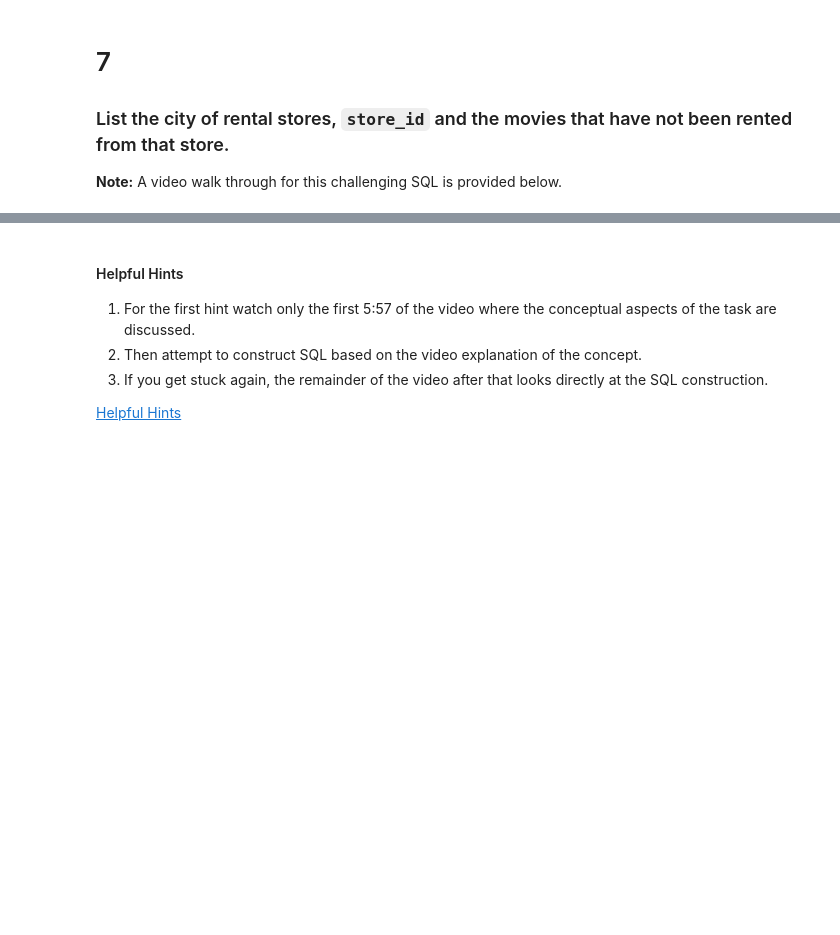
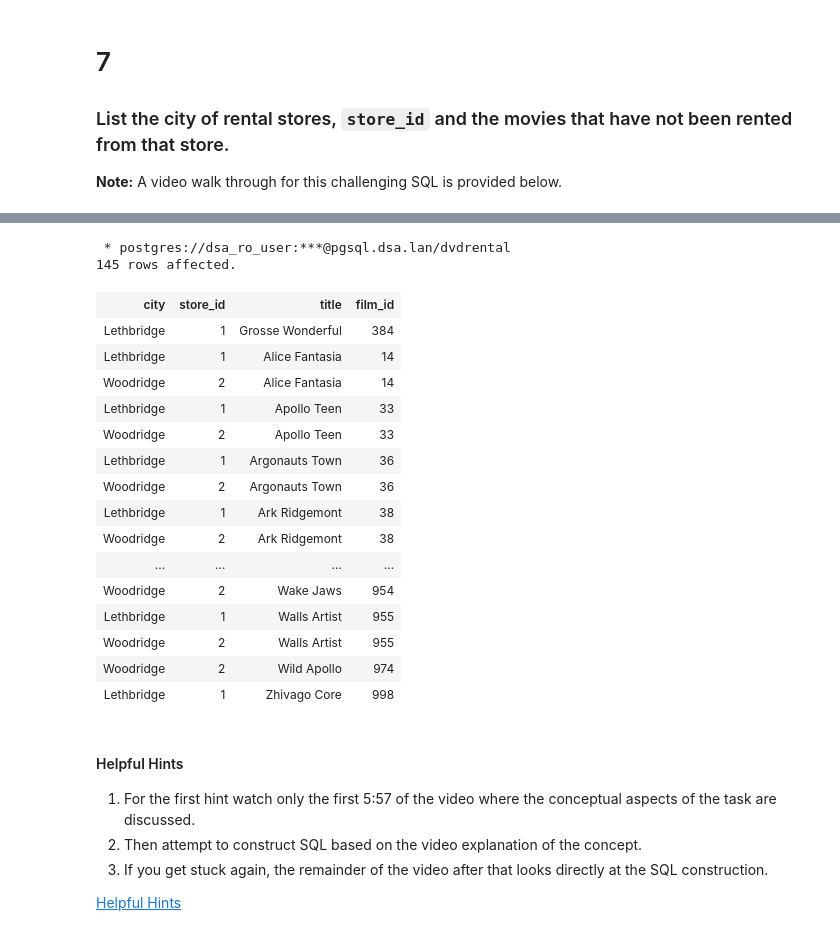
Before and after one commit to may96cc/f21dsa7030, a Jupyter notebook: module4/exercises/Nested.ipynb, the cells around one changed output, grey strips where cells are left out. Saved outputs shown, nothing was run; the diff lists cells and outputs as text; code cells hidden in the pictures; blank space fills up the shorter version.

```diff
--- a/module4/exercises/Nested.ipynb
+++ b/module4/exercises/Nested.ipynb
@@ -102,3 +412,38 @@ EXPLAIN
+# %%
+%%sql
+SELECT c.city, s.store_id, f.title, f.film_id
+FROM store s
+JOIN address a using (address_id)
+JOIN city c using (city_id)
+, film f
+WHERE NOT EXISTS(
+    SELECT 'Z'
+    FROM film f2 JOIn inventory i USING (film_id)
+    JOIN rental r USING (inventory_id)
+    JOIN payment p USING (rental_id, staff_id)
+    JOIN staff ss USING (staff_id)
+    WHERE f2.film_id = f.film_id
+    AND s.store_id = ss.store_id
+)
+# %% [output]
+ * postgres://dsa_ro_user:***@pgsql.dsa.lan/dvdrental
+145 rows affected.
+| city | store_id | title | film_id |
+| Lethbridge | 1 | Grosse Wonderful | 384 |
+| Lethbridge | 1 | Alice Fantasia | 14 |
+| Woodridge | 2 | Alice Fantasia | 14 |
+| Lethbridge | 1 | Apollo Teen | 33 |
+| Woodridge | 2 | Apollo Teen | 33 |
+| Lethbridge | 1 | Argonauts Town | 36 |
+| Woodridge | 2 | Argonauts Town | 36 |
+| Lethbridge | 1 | Ark Ridgemont | 38 |
+| Woodridge | 2 | Ark Ridgemont | 38 |
+| ... | ... | ... | ... |
+| Woodridge | 2 | Wake Jaws | 954 |
+| Lethbridge | 1 | Walls Artist | 955 |
+| Woodridge | 2 | Walls Artist | 955 |
+| Woodridge | 2 | Wild Apollo | 974 |
+| Lethbridge | 1 | Zhivago Core | 998 |
 # %% [markdown]
 #### Helpful Hints
   1. For the first hint watch only the first 5:57 of the video where the conceptual aspects of the task are discussed.
```
Also changed, not shown: parts of 28 cells of this notebook, 1 other file.
